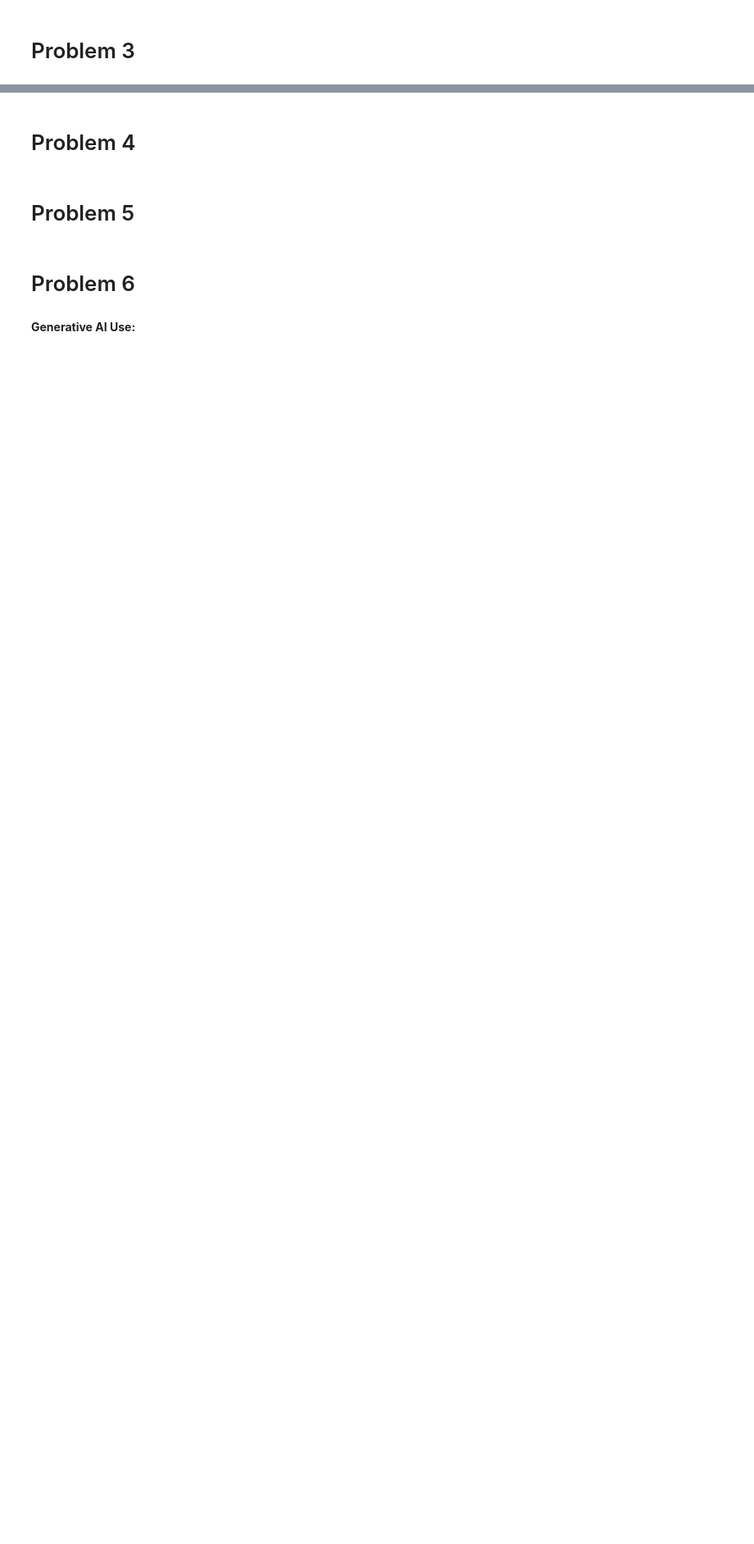
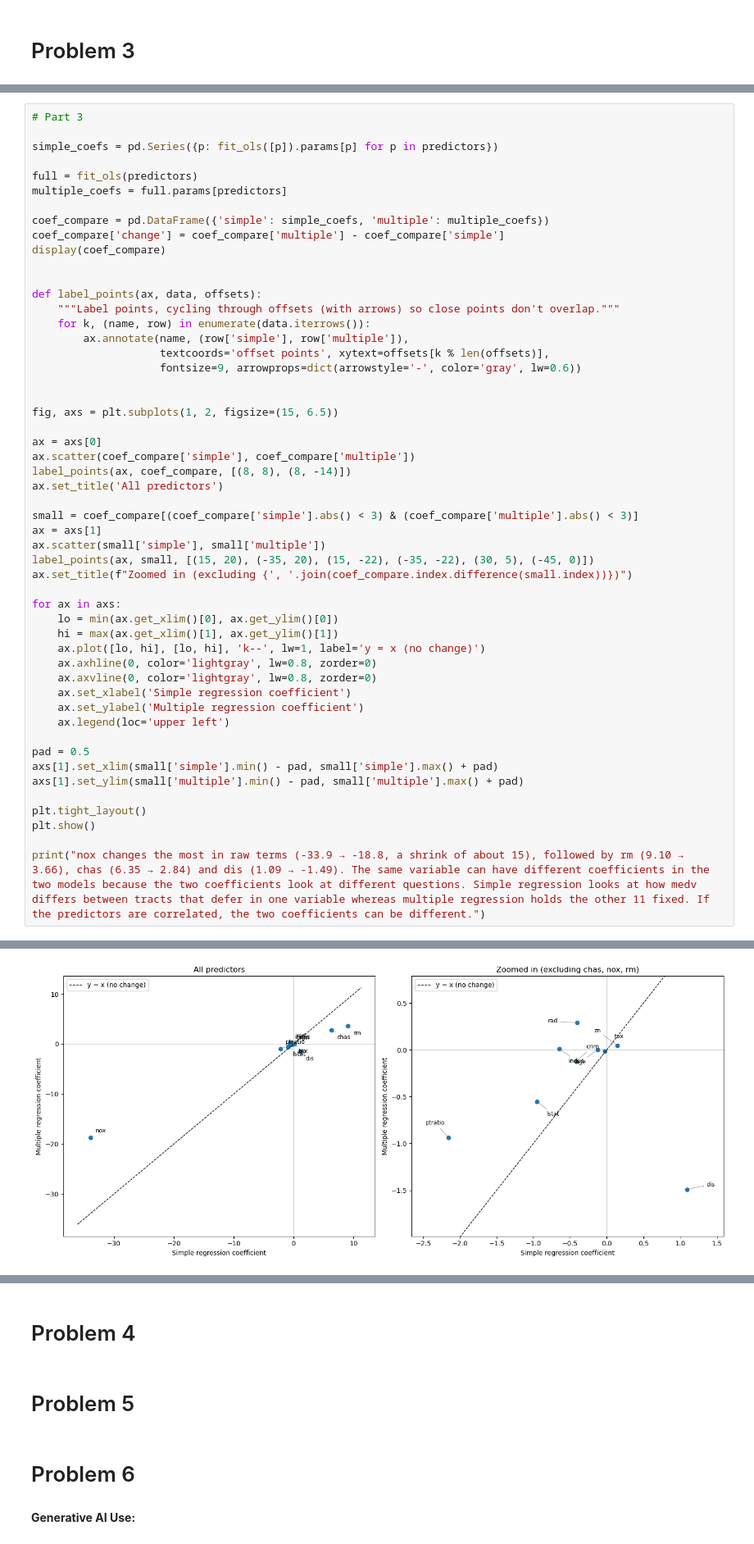
Before and after one commit to avinashsriram1/ADSP-31011-Statistical-Models-for-Data-Science, a Jupyter notebook: Assignment 3/Assignment_3_Avinash_Sriram.ipynb, the cells around one changed output, grey strips where cells are left out. Shown at 82% size. Cells and saved outputs as stored; diff of their text form; blank space fills up the shorter version.

```diff
--- a/Assignment 3/Assignment_3_Avinash_Sriram.ipynb
+++ b/Assignment 3/Assignment_3_Avinash_Sriram.ipynb
@@ -223,0 +357,53 @@ looks weak:
+# %%
+# Part 3
+
+simple_coefs = pd.Series({p: fit_ols([p]).params[p] for p in predictors})
+
+full = fit_ols(predictors)
+multiple_coefs = full.params[predictors]
+
+coef_compare = pd.DataFrame({'simple': simple_coefs, 'multiple': multiple_coefs})
+coef_compare['change'] = coef_compare['multiple'] - coef_compare['simple']
+display(coef_compare)
+
+
+def label_points(ax, data, offsets):
+    """Label points, cycling through offsets (with arrows) so close points don't overlap."""
+    for k, (name, row) in enumerate(data.iterrows()):
+        ax.annotate(name, (row['simple'], row['multiple']),
+                    textcoords='offset points', xytext=offsets[k % len(offsets)],
+                    fontsize=9, arrowprops=dict(arrowstyle='-', color='gray', lw=0.6))
+
+
+fig, axs = plt.subplots(1, 2, figsize=(15, 6.5))
+
+ax = axs[0]
+ax.scatter(coef_compare['simple'], coef_compare['multiple'])
+label_points(ax, coef_compare, [(8, 8), (8, -14)])
+ax.set_title('All predictors')
+
+small = coef_compare[(coef_compare['simple'].abs() < 3) & (coef_compare['multiple'].abs() < 3)]
+ax = axs[1]
+ax.scatter(small['simple'], small['multiple'])
+label_points(ax, small, [(15, 20), (-35, 20), (15, -22), (-35, -22), (30, 5), (-45, 0)])
+ax.set_title(f"Zoomed in (excluding {', '.join(coef_compare.index.difference(small.index))})")
+
+for ax in axs:
+    lo = min(ax.get_xlim()[0], ax.get_ylim()[0])
+    hi = max(ax.get_xlim()[1], ax.get_ylim()[1])
+    ax.plot([lo, hi], [lo, hi], 'k--', lw=1, label='y = x (no change)')
+    ax.axhline(0, color='lightgray', lw=0.8, zorder=0)
+    ax.axvline(0, color='lightgray', lw=0.8, zorder=0)
+    ax.set_xlabel('Simple regression coefficient')
+    ax.set_ylabel('Multiple regression coefficient')
+    ax.legend(loc='upper left')
+
+pad = 0.5
+axs[1].set_xlim(small['simple'].min() - pad, small['simple'].max() + pad)
+axs[1].set_ylim(small['multiple'].min() - pad, small['multiple'].max() + pad)
+
+plt.tight_layout()
+plt.show()
+
+print("nox changes the most in raw terms (-33.9 → -18.8, a shrink of about 15), followed by rm (9.10 → 3.66), chas (6.35 → 2.84) and dis (1.09 → -1.49). The same variable can have different coefficients in the two models because the two coefficients look at different questions. Simple regression looks at how medv differs between tracts that defer in one variable whereas multiple regression holds the other 11 fixed. If the predictors are correlated, the two coefficients can be different.")
+# %% [output]
@@ -223,0 +423 @@ looks weak:
+[figure, added]
```
Also changed, not shown: parts of 8 cells of this notebook.
